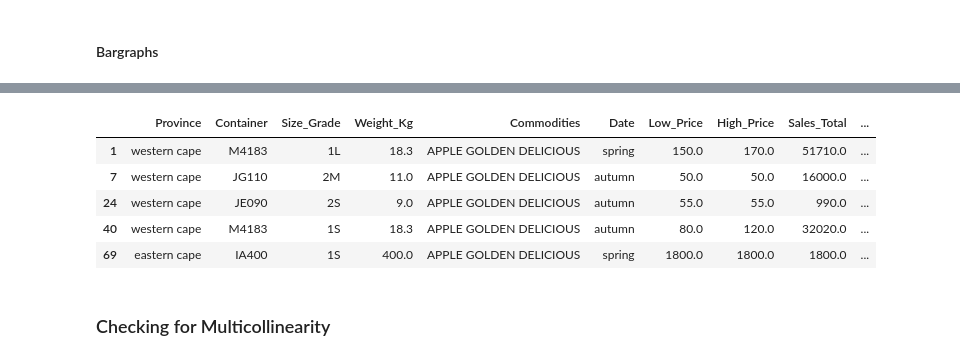
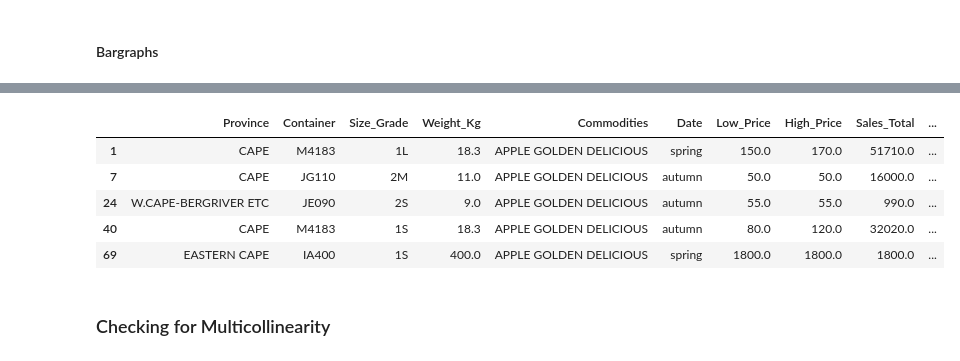
Before and after one commit to TyroneCarelse/ML_Apple_Price_Challenge_ZM_Team7, a Jupyter notebook: ML_Apple_Price_Challenge_ZM_Team7.ipynb, the cells around one changed output, grey strips where cells are left out. Drawn from its saved outputs; the diff is of its cells as text; code cells hidden in the pictures.

```diff
--- a/ML_Apple_Price_Challenge_ZM_Team7.ipynb
+++ b/ML_Apple_Price_Challenge_ZM_Team7.ipynb
@@ -190,46 +186,3 @@ for i in month_list:
 
 train['Date'] = train['Date'].astype(str)
 train['Date'] = season_list
-# %%
-# Province's
-# Train
-
-province_list = train['Province'].unique()
-western_cape = ('CAPE', 'W.CAPE-BERGRIVER ETC','WEST COAST','WESTERN CAPE - CERES','SOUTHERN CAPE')
-eastern_cape = ('NORTH EASTERN CAPE', 'EASTERN CAPE')
-freestate = ('WESTERN FREESTATE','SOUTH WESTERN FREE STATE','EASTERN FREESTATE')
-gauteng = ('GAUTENG','NORTH WEST')
-transvaal = ('TRANSVAAL','ORANGE FREE STATE')
-natal = ('NATAL','KWAZULU NATAL')
-mpumalanga = ('MPUMALANGA','MPUMALANGA MIDVELD')
-other = ('IMPORTS - OUTSIDE RSA', 'OTHER AREAS','NAMIBIA')
-
-province_list = []
-
-for i in train['Province']:
-    if i in western_cape:
-        province_list.append('western cape')
-    elif i in eastern_cape:
-        province_list.append('eastern cape')
-    elif i in freestate:
-        province_list.append('freestate')
-    elif i in gauteng:
-        province_list.append('gauteng')
-    elif i in transvaal:
-        province_list.append('transvaal')
-    elif i in natal:
-        province_list.append('natal')
-    elif i in mpumalanga:
-        province_list.append('mpumalanga')
-    elif i in other:
-        province_list.append('other')
-    else:
-        province_list.append(i)
-
-train['Province'] = province_list
-# %%
-#Replacing infintes with NaN
-train.replace([np.inf, -np.inf], np.nan, inplace=True)
-# %%
-# Droping nan's
-train = train.dropna()
@@ -373,12 +318,12 @@ for i in features:
 # %%
-train_apl.head()
+train.head()
 # %% [output]
 |  | Province | Container | Size_Grade | Weight_Kg | Commodities | Date | Low_Price | High_Price | Sales_Total | ... |
-| 1 | western cape | M4183 | 1L | 18.3 | APPLE GOLDEN DELICIOUS | spring | 150.0 | 170.0 | 51710.0 | ... |
-| 7 | western cape | JG110 | 2M | 11.0 | APPLE GOLDEN DELICIOUS | autumn | 50.0 | 50.0 | 16000.0 | ... |
-| 24 | western cape | JE090 | 2S | 9.0 | APPLE GOLDEN DELICIOUS | autumn | 55.0 | 55.0 | 990.0 | ... |
-| 40 | western cape | M4183 | 1S | 18.3 | APPLE GOLDEN DELICIOUS | autumn | 80.0 | 120.0 | 32020.0 | ... |
-| 69 | eastern cape | IA400 | 1S | 400.0 | APPLE GOLDEN DELICIOUS | spring | 1800.0 | 1800.0 | 1800.0 | ... |
+| 1 | CAPE | M4183 | 1L | 18.3 | APPLE GOLDEN DELICIOUS | spring | 150.0 | 170.0 | 51710.0 | ... |
+| 7 | CAPE | JG110 | 2M | 11.0 | APPLE GOLDEN DELICIOUS | autumn | 50.0 | 50.0 | 16000.0 | ... |
+| 24 | W.CAPE-BERGRIVER ETC | JE090 | 2S | 9.0 | APPLE GOLDEN DELICIOUS | autumn | 55.0 | 55.0 | 990.0 | ... |
+| 40 | CAPE | M4183 | 1S | 18.3 | APPLE GOLDEN DELICIOUS | autumn | 80.0 | 120.0 | 32020.0 | ... |
+| 69 | EASTERN CAPE | IA400 | 1S | 400.0 | APPLE GOLDEN DELICIOUS | spring | 1800.0 | 1800.0 | 1800.0 | ... |
 # %% [markdown]
 ### Checking for Multicollinearity
 # %% [markdown]
```
Also changed, not shown: parts of 86 cells of this notebook.
